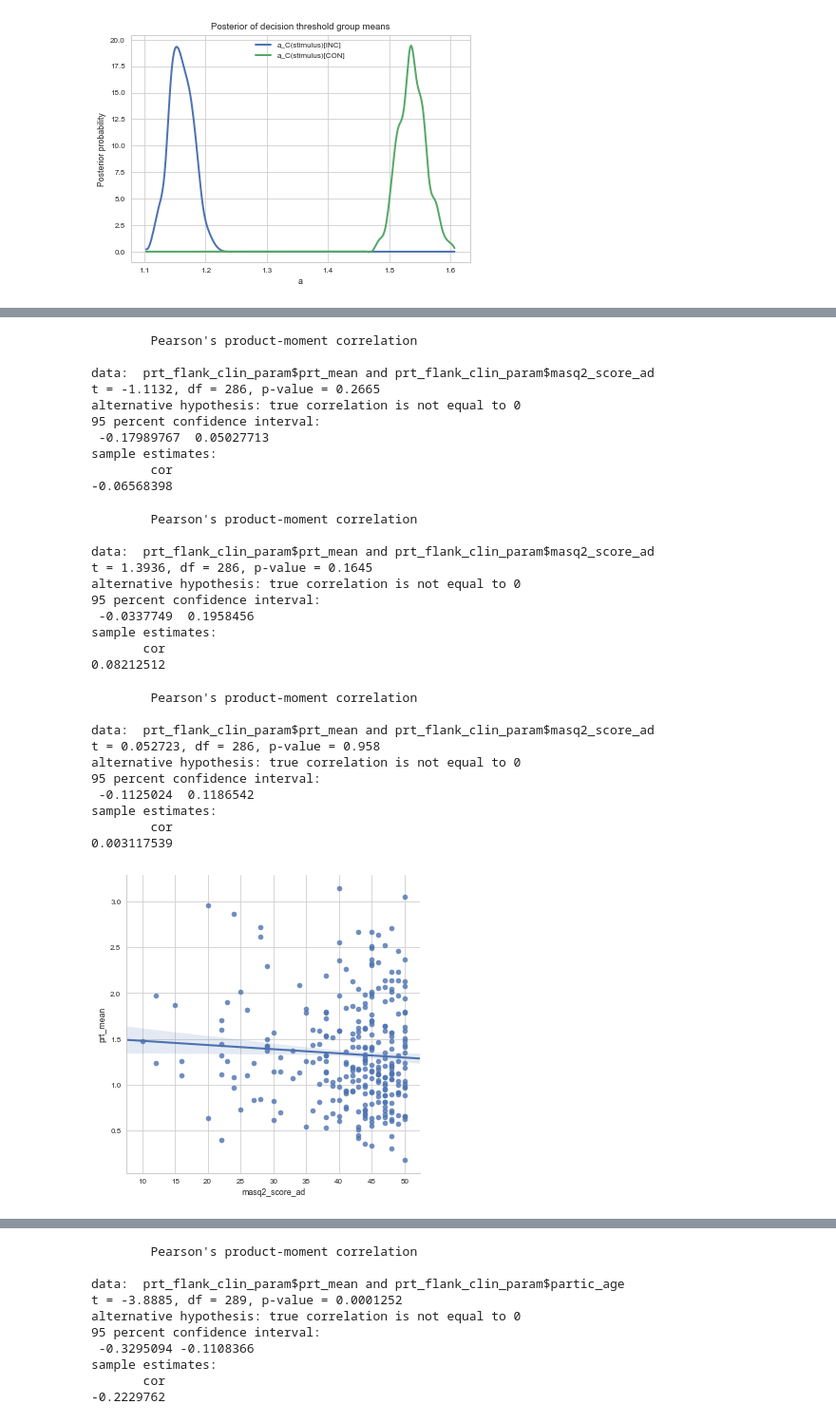
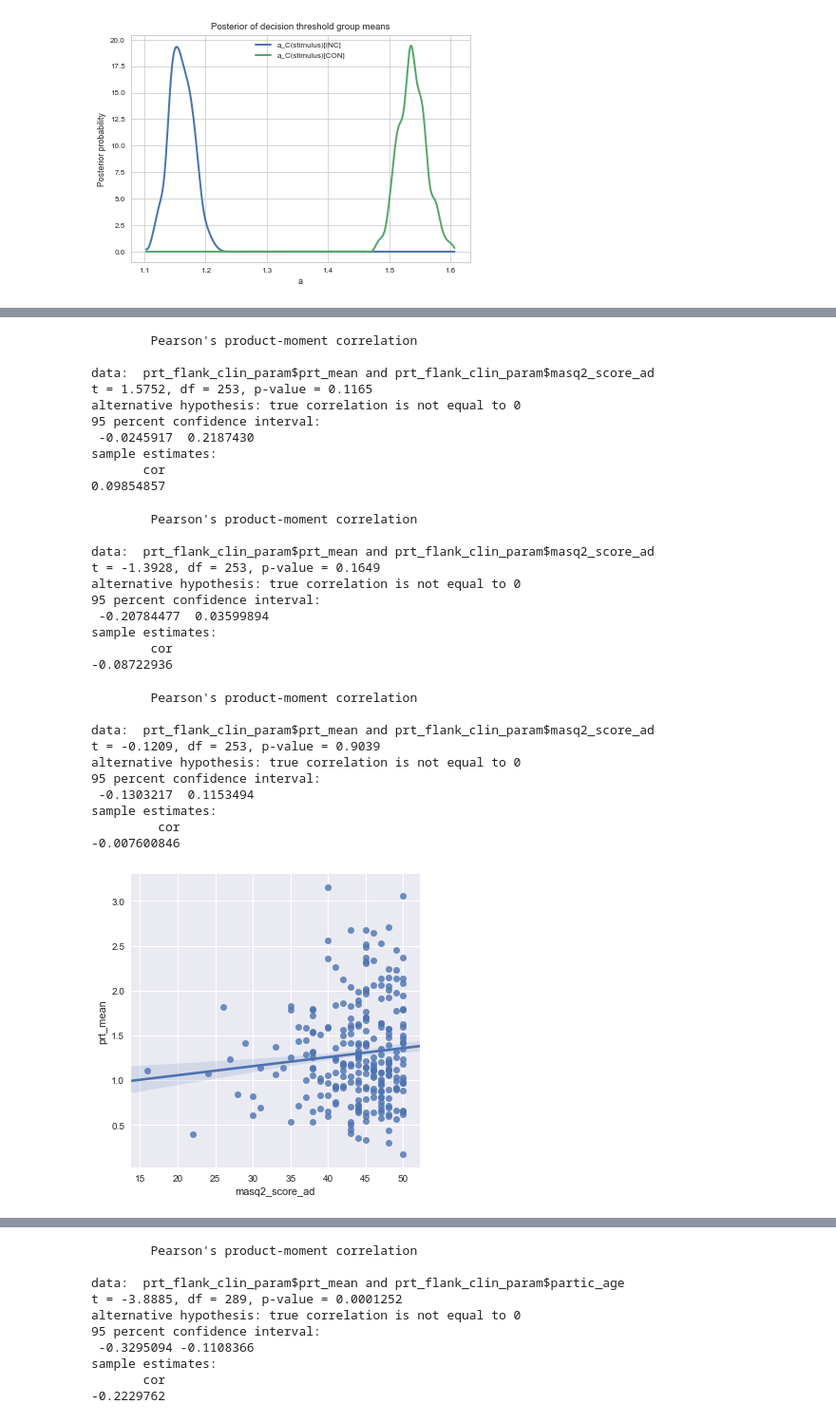
Before and after one commit to vlawlor/EMBARC-Flanker, a Jupyter notebook: Flanker.ipynb, the cells around one changed output, grey strips where cells are left out. Shown at 95% size. Saved outputs shown, nothing was run; the diff lists cells and outputs as text; code cells hidden in the pictures.

```diff
--- a/Flanker.ipynb
+++ b/Flanker.ipynb
@@ -2672,9 +2976,10 @@ sample estimates:
 # %%
 # anything with the hamd and flanker?
-# Yes, correlation with threshold
+
 params = ['v','a','t']
 for param in params:
     prt_flank_clin_param = prt_flank_clin[prt_flank_clin['param'] == param]
+    prt_flank_clin_param = prt_flank_clin_param[prt_flank_clin_param['group'] == 'MDD'] # want to look just in the mdd group
     corr_param = sns.lmplot(y='flk_mean', x = 'hamd_score_24', data=prt_flank_clin_param,ci=68)
 
     %Rpush prt_flank_clin_param
@@ -2717,9 +3022,9 @@ sample estimates:
 # %%
 # anything with the hamd and prt?
-# Yes, correlation with threshold & drift rate
 params = ['v','a','t']
 for param in params:
     prt_flank_clin_param = prt_flank_clin[prt_flank_clin['param'] == param]
+    prt_flank_clin_param = prt_flank_clin_param[prt_flank_clin_param['group'] == 'MDD'] # want to look just in the mdd group
     corr_param = sns.lmplot(y='prt_mean', x = 'hamd_score_24', data=prt_flank_clin_param,ci=68)
 
     %Rpush prt_flank_clin_param
@@ -2762,10 +3067,10 @@ sample estimates:
 # %%
 # anything with the shaps in the flanker?
-# positive correlation with flanker threshold and shaps
 
 params = ['v','a','t']
 for param in params:
     prt_flank_clin_param = prt_flank_clin[prt_flank_clin['param'] == param]
+    prt_flank_clin_param = prt_flank_clin_param[prt_flank_clin_param['group'] == 'MDD'] # want to look just in the mdd group
     corr_param = sns.lmplot(y='flk_mean', x = 'shaps_total_continuous', data=prt_flank_clin_param,ci=68)
 
     %Rpush prt_flank_clin_param
@@ -2808,10 +3113,10 @@ sample estimates:
 # %%
-# anything with the masq anhedonia subscale for flanker?
-# yes, threshold
+# anything with the masq anhedonia subscale for flanker in MDDs?
 
 params = ['v','a','t']
 for param in params:
     prt_flank_clin_param = prt_flank_clin[prt_flank_clin['param'] == param]
+    prt_flank_clin_param = prt_flank_clin_param[prt_flank_clin_param['group'] == 'MDD']
     corr_param = sns.lmplot(y='flk_mean', x = 'masq2_score_ad', data=prt_flank_clin_param,ci=68)
 
     %Rpush prt_flank_clin_param
@@ -2855,43 +3160,44 @@ sample estimates:
 # anything with the masq anhedonia subscale for flanker?
 # no
 
 params = ['v','a','t']
 for param in params:
     prt_flank_clin_param = prt_flank_clin[prt_flank_clin['param'] == param]
+    prt_flank_clin_param = prt_flank_clin_param[prt_flank_clin_param['group'] == 'MDD'] # want to look just in the mdd group
     corr_param = sns.lmplot(y='prt_mean', x = 'masq2_score_ad', data=prt_flank_clin_param,ci=68)
 
     %Rpush prt_flank_clin_param
     %R corr_param <- cor.test(prt_flank_clin_param$prt_mean,prt_flank_clin_param$masq2_score_ad,method="pearson")
     %R print (corr_param)
 # %% [output]
         Pearson's product-moment correlation
 
 data:  prt_flank_clin_param$prt_mean and prt_flank_clin_param$masq2_score_ad
-t = -1.1132, df = 286, p-value = 0.2665
+t = 1.5752, df = 253, p-value = 0.1165
 alternative hypothesis: true correlation is not equal to 0
 95 percent confidence interval:
- -0.17989767  0.05027713
+ -0.0245917  0.2187430
 sample estimates:
-        cor
--0.06568398
+       cor
+0.09854857
         Pearson's product-moment correlation
 
 data:  prt_flank_clin_param$prt_mean and prt_flank_clin_param$masq2_score_ad
-t = 1.3936, df = 286, p-value = 0.1645
+t = -1.3928, df = 253, p-value = 0.1649
 alternative hypothesis: true correlation is not equal to 0
 95 percent confidence interval:
- -0.0337749  0.1958456
+ -0.20784477  0.03599894
 sample estimates:
-       cor
-0.08212512
+        cor
+-0.08722936
         Pearson's product-moment correlation
 
 data:  prt_flank_clin_param$prt_mean and prt_flank_clin_param$masq2_score_ad
-t = 0.052723, df = 286, p-value = 0.958
+t = -0.1209, df = 253, p-value = 0.9039
 alternative hypothesis: true correlation is not equal to 0
 95 percent confidence interval:
- -0.1125024  0.1186542
+ -0.1303217  0.1153494
 sample estimates:
-        cor
-0.003117539
+         cor
+-0.007600846
-[figure, old version]
+[figure, new version]
```
Also changed, not shown: parts of 36 cells of this notebook.
